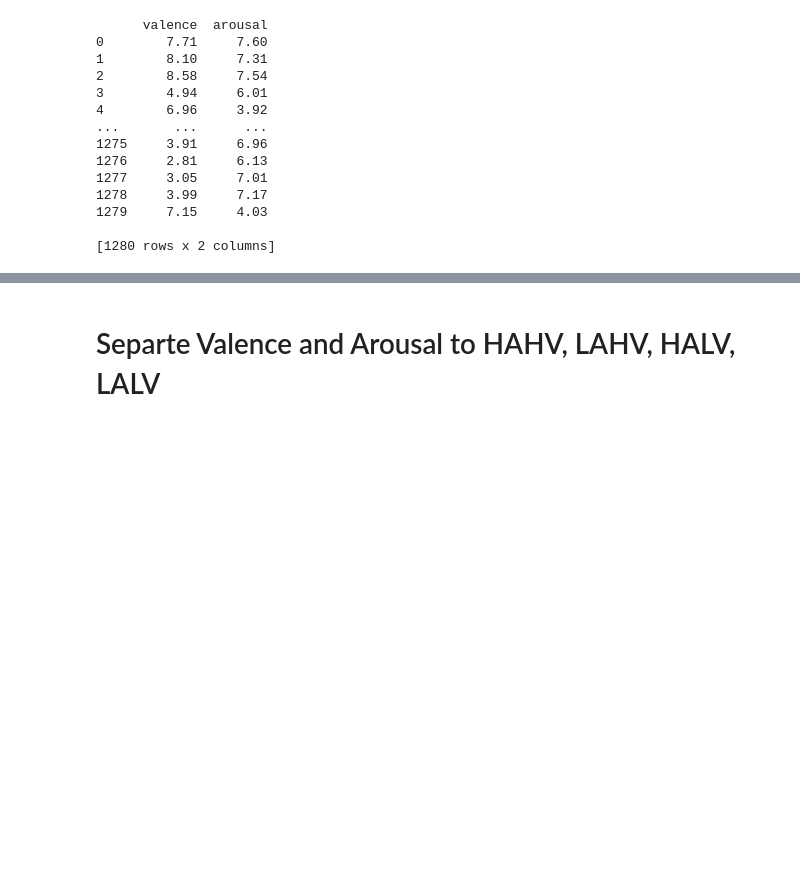
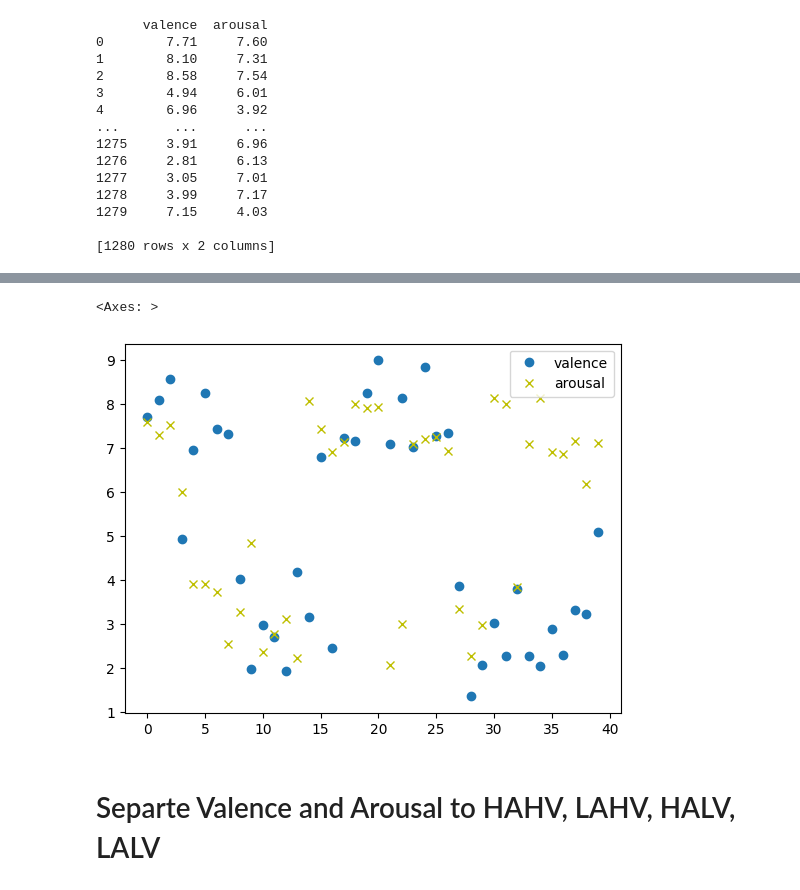
Before and after one commit to Ashwin81456/emotion-classification-using-eeg-signals, a Jupyter notebook: rabin2.ipynb, the cells around one changed output, grey strips where cells are left out. Cells and saved outputs as stored; diff of their text form; code cells hidden in the pictures; blank space fills up the shorter version.

```diff
--- a/rabin2.ipynb
+++ b/rabin2.ipynb
@@ -165,3 +217,9 @@ print(df_labels)
+# %%
+# Plot the first 40 data rows (first participant)
+df_labels.iloc[0:40].plot(style=['o','yx'])
+# %% [output]
+<Axes: >
+[figure, added]
 # %% [markdown]
 # Separte Valence and Arousal to HAHV, LAHV, HALV, LALV
 # %%
```
Also changed, not shown: parts of 27 cells of this notebook.
